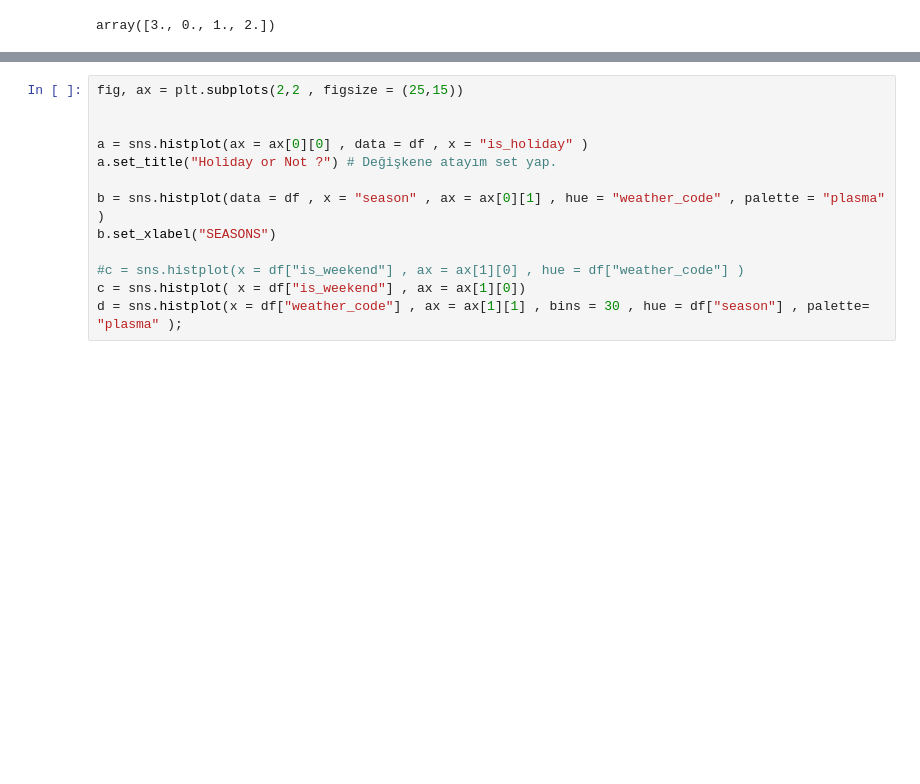
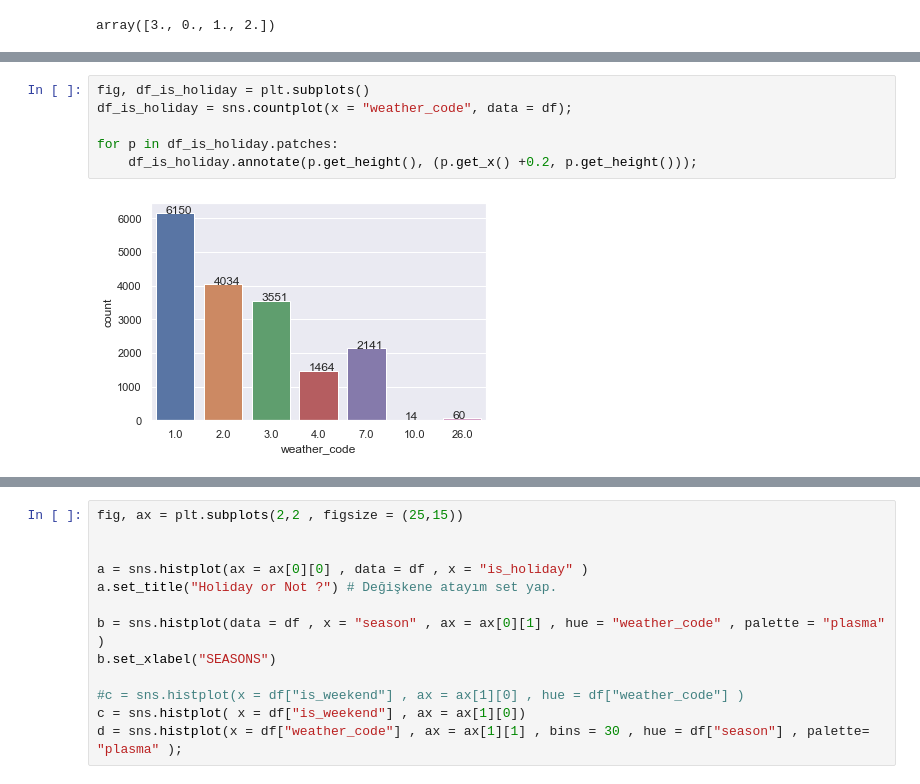
Before and after one commit to veyselaytekin1/EDA_DONE, a Jupyter notebook: DataVisualize_Project/DataVisualization with Python_Capstaone Project - Student.ipynb, the cells around one changed output, grey strips where cells are left out. Drawn from its saved outputs; the diff is of its cells as text; blank space fills up the shorter version.

```diff
--- a/DataVisualize_Project/DataVisualization with Python_Capstaone Project - Student.ipynb
+++ b/DataVisualize_Project/DataVisualization with Python_Capstaone Project - Student.ipynb
@@ -203 +235,9 @@ sns.countplot(df["weather_code"])
+# %%
+fig, df_is_holiday = plt.subplots()
+df_is_holiday = sns.countplot(x = "weather_code", data = df);
+
+for p in df_is_holiday.patches:
+    df_is_holiday.annotate(p.get_height(), (p.get_x() +0.2, p.get_height()));
+# %% [output]
+[figure, added]
 # %%
```
Also changed, not shown: parts of 15 cells of this notebook.
